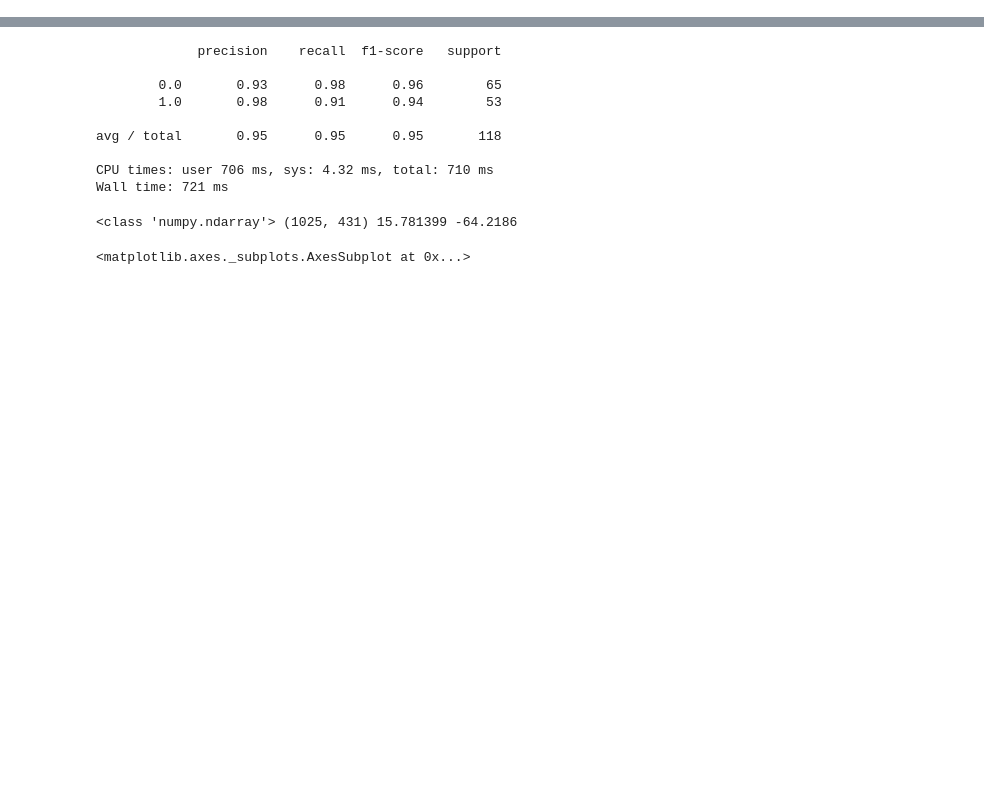
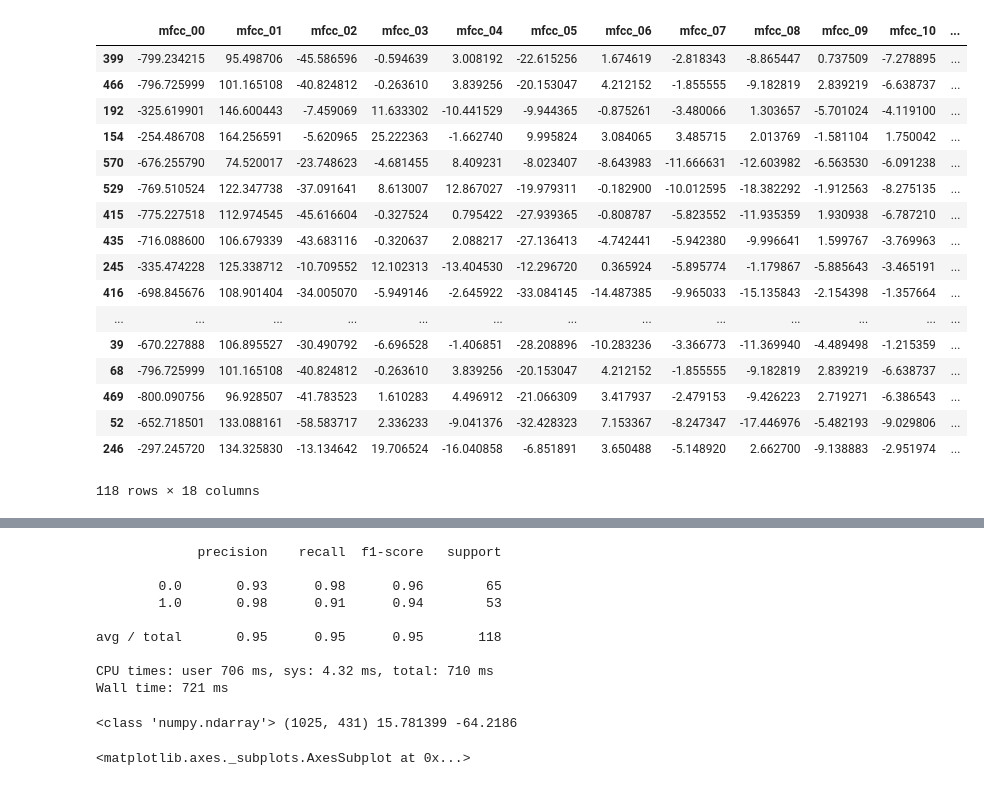
Before and after one commit to timrappold/WeeBro, a Jupyter notebook: bin/EDA.ipynb, the cells around one changed output, grey strips where cells are left out. Saved outputs shown, nothing was run; the diff lists cells and outputs as text; code cells hidden in the pictures; blank space fills up the shorter version.

```diff
--- a/bin/EDA.ipynb
+++ b/bin/EDA.ipynb
@@ -47,0 +61,2 @@ Wall time: 7.55 s
+# %%
+X_train, X_test, y_train, y_test = train_test_set.get_train_test_set(feature_version='feature_vector')#'feature_vector')
@@ -47,0 +136,21 @@ Wall time: 7.55 s
+# %%
+X_test
+# %% [output]
+|  | mfcc_00 | mfcc_01 | mfcc_02 | mfcc_03 | mfcc_04 | mfcc_05 | mfcc_06 | mfcc_07 | mfcc_08 | mfcc_09 | mfcc_10 | ... |
+| 399 | -799.234215 | 95.498706 | -45.586596 | -0.594639 | 3.008192 | -22.615256 | 1.674619 | -2.818343 | -8.865447 | 0.737509 | -7.278895 | ... |
+| 466 | -796.725999 | 101.165108 | -40.824812 | -0.263610 | 3.839256 | -20.153047 | 4.212152 | -1.855555 | -9.182819 | 2.839219 | -6.638737 | ... |
+| 192 | -325.619901 | 146.600443 | -7.459069 | 11.633302 | -10.441529 | -9.944365 | -0.875261 | -3.480066 | 1.303657 | -5.701024 | -4.119100 | ... |
+| 154 | -254.486708 | 164.256591 | -5.620965 | 25.222363 | -1.662740 | 9.995824 | 3.084065 | 3.485715 | 2.013769 | -1.581104 | 1.750042 | ... |
+| 570 | -676.255790 | 74.520017 | -23.748623 | -4.681455 | 8.409231 | -8.023407 | -8.643983 | -11.666631 | -12.603982 | -6.563530 | -6.091238 | ... |
+| 529 | -769.510524 | 122.347738 | -37.091641 | 8.613007 | 12.867027 | -19.979311 | -0.182900 | -10.012595 | -18.382292 | -1.912563 | -8.275135 | ... |
+| 415 | -775.227518 | 112.974545 | -45.616604 | -0.327524 | 0.795422 | -27.939365 | -0.808787 | -5.823552 | -11.935359 | 1.930938 | -6.787210 | ... |
+| 435 | -716.088600 | 106.679339 | -43.683116 | -0.320637 | 2.088217 | -27.136413 | -4.742441 | -5.942380 | -9.996641 | 1.599767 | -3.769963 | ... |
+| 245 | -335.474228 | 125.338712 | -10.709552 | 12.102313 | -13.404530 | -12.296720 | 0.365924 | -5.895774 | -1.179867 | -5.885643 | -3.465191 | ... |
+| 416 | -698.845676 | 108.901404 | -34.005070 | -5.949146 | -2.645922 | -33.084145 | -14.487385 | -9.965033 | -15.135843 | -2.154398 | -1.357664 | ... |
+| ... | ... | ... | ... | ... | ... | ... | ... | ... | ... | ... | ... | ... |
+| 39 | -670.227888 | 106.895527 | -30.490792 | -6.696528 | -1.406851 | -28.208896 | -10.283236 | -3.366773 | -11.369940 | -4.489498 | -1.215359 | ... |
+| 68 | -796.725999 | 101.165108 | -40.824812 | -0.263610 | 3.839256 | -20.153047 | 4.212152 | -1.855555 | -9.182819 | 2.839219 | -6.638737 | ... |
+| 469 | -800.090756 | 96.928507 | -41.783523 | 1.610283 | 4.496912 | -21.066309 | 3.417937 | -2.479153 | -9.426223 | 2.719271 | -6.386543 | ... |
+| 52 | -652.718501 | 133.088161 | -58.583717 | 2.336233 | -9.041376 | -32.428323 | 7.153367 | -8.247347 | -17.446976 | -5.482193 | -9.029806 | ... |
+| 246 | -297.245720 | 134.325830 | -13.134642 | 19.706524 | -16.040858 | -6.851891 | 3.650488 | -5.148920 | 2.662700 | -9.138883 | -2.951974 | ... |
+118 rows × 18 columns
```
Also changed, not shown: parts of 30 cells of this notebook, 7 other files.
